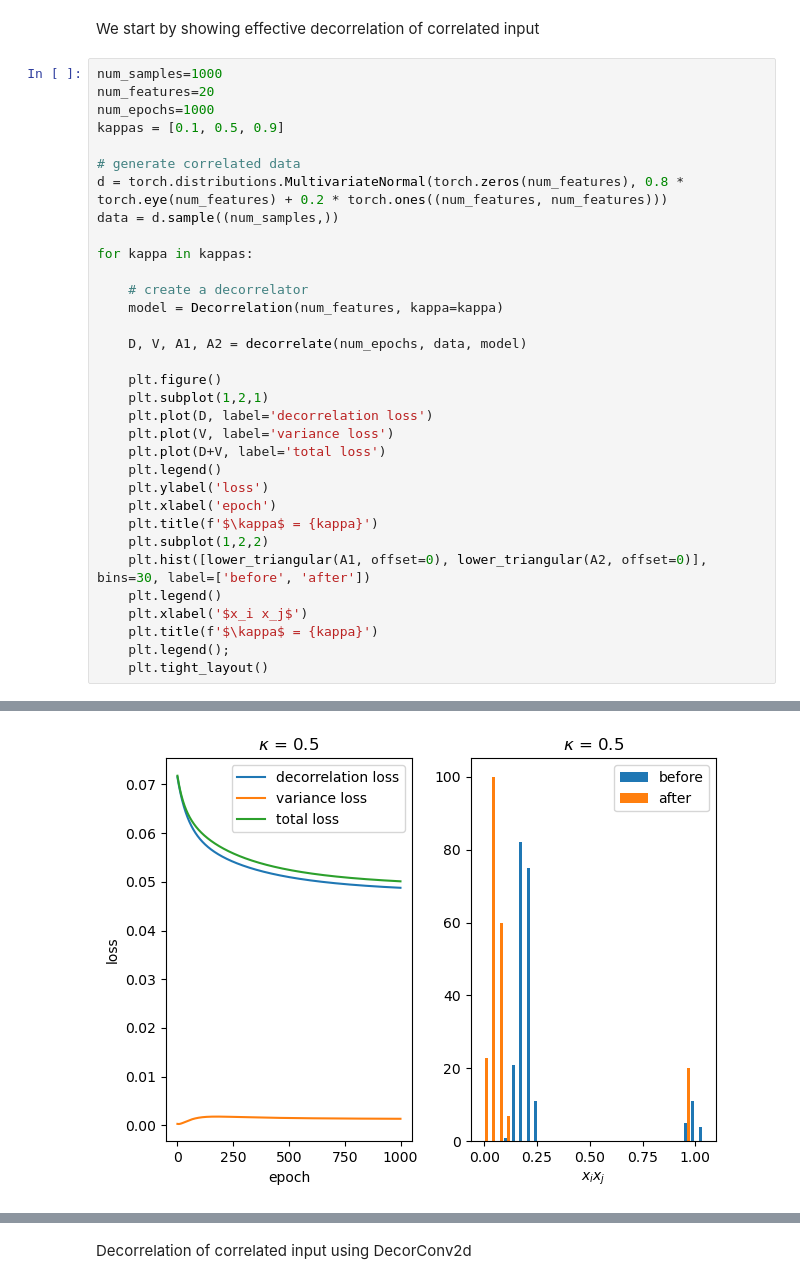
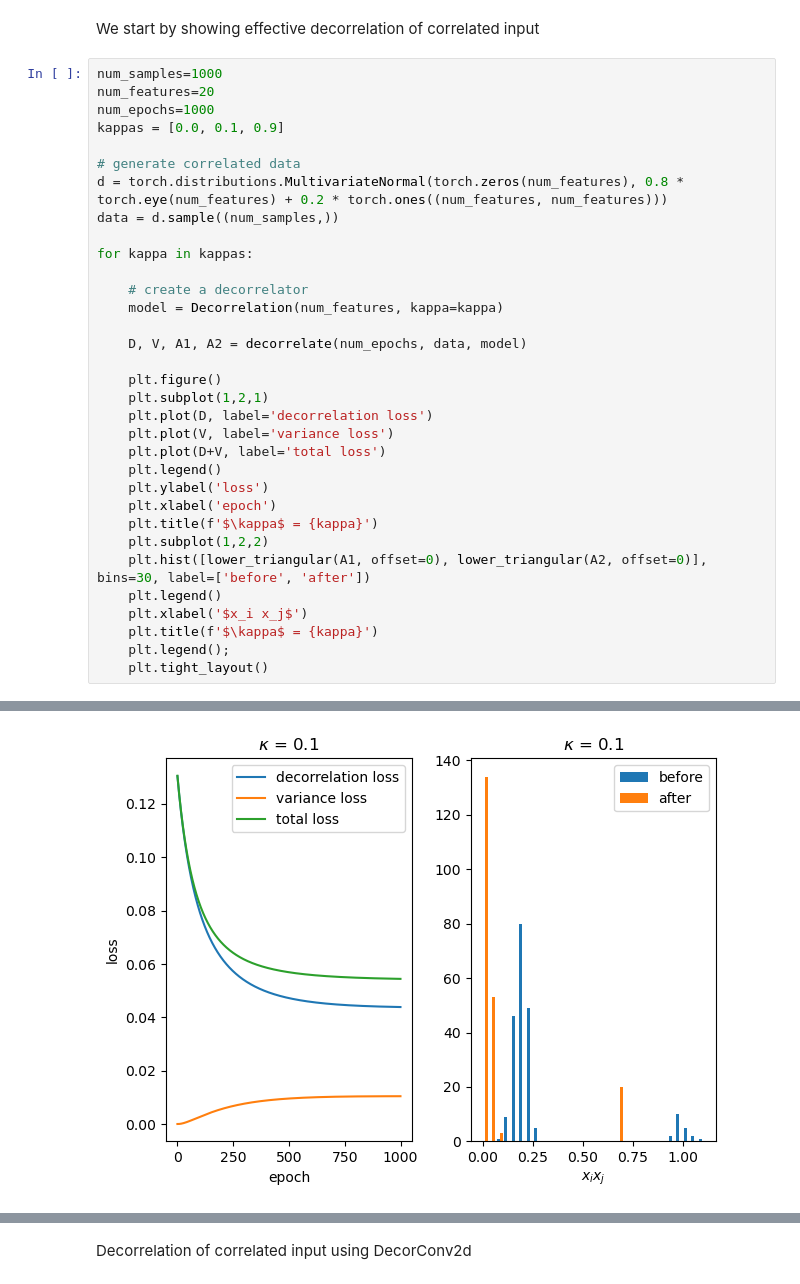
Before and after one commit to artcogsys/decorbp, a Jupyter notebook: examples/decorrelation_analysis.ipynb, the cells around one changed output, grey strips where cells are left out. Saved outputs shown, nothing was run; the diff lists cells and outputs as text.

```diff
--- a/examples/decorrelation_analysis.ipynb
+++ b/examples/decorrelation_analysis.ipynb
@@ -36,7 +36,7 @@ We start by showing effective decorrelation of correlated input
 num_samples=1000
 num_features=20
 num_epochs=1000
-kappas = [0.1, 0.5, 0.9]
+kappas = [0.0, 0.1, 0.9]
 
 # generate correlated data
 d = torch.distributions.MultivariateNormal(torch.zeros(num_features), 0.8 * torch.eye(num_features) + 0.2 * torch.ones((num_features, num_features)))
@@ -87 +87 @@ iteration 999   total loss: 0.012
-[figure, old version]
+[figure, new version]
```
Also changed, not shown: parts of 1 cell of this notebook.
